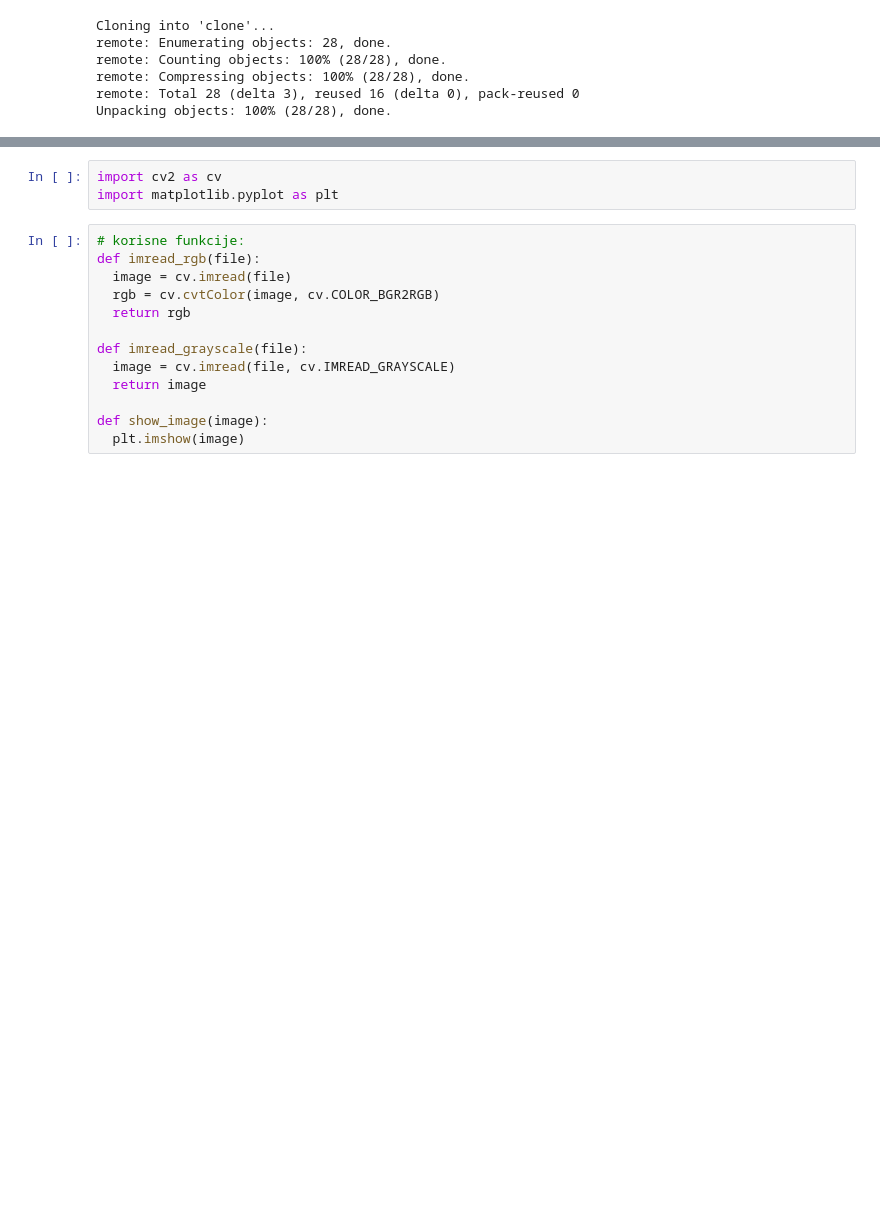
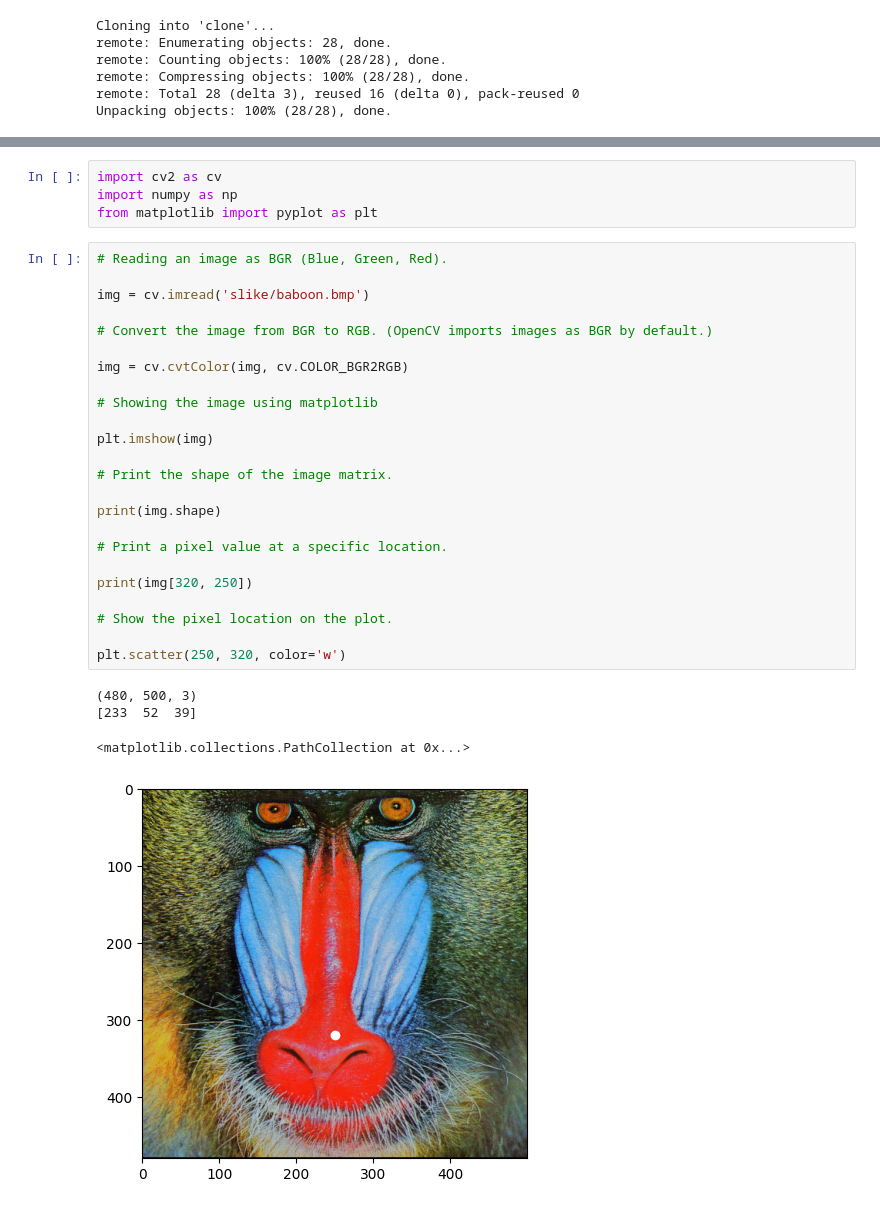
Before and after one commit to ferit-osirv/lab1, a Jupyter notebook: lab1.ipynb, the cells around one changed output, grey strips where cells are left out. Saved outputs shown, nothing was run; the diff lists cells and outputs as text; blank space fills up the shorter version.

```diff
--- a/lab1.ipynb
+++ b/lab1.ipynb
@@ -111,16 +128,33 @@ Unutar ovog Jupyter Notebooka riješite sljedeće zadatke, tako da je rezultat s
 # %%
 import cv2 as cv
-import matplotlib.pyplot as plt
+import numpy as np
+from matplotlib import pyplot as plt
-# %%
-# korisne funkcije:
-def imread_rgb(file):
-  image = cv.imread(file)
-  rgb = cv.cvtColor(image, cv.COLOR_BGR2RGB)
-  return rgb
-
-def imread_grayscale(file):
-  image = cv.imread(file, cv.IMREAD_GRAYSCALE)
-  return image
-
-def show_image(image):
-  plt.imshow(image)
+# %%
+# Reading an image as BGR (Blue, Green, Red).
+
+img = cv.imread('slike/baboon.bmp')
+
+# Convert the image from BGR to RGB. (OpenCV imports images as BGR by default.)
+
+img = cv.cvtColor(img, cv.COLOR_BGR2RGB)
+
+# Showing the image using matplotlib
+
+plt.imshow(img)
+
+# Print the shape of the image matrix.
+
+print(img.shape)
+
+# Print a pixel value at a specific location.
+
+print(img[320, 250])
+
+# Show the pixel location on the plot.
+
+plt.scatter(250, 320, color='w')
+# %% [output]
+(480, 500, 3)
+[233  52  39]
+<matplotlib.collections.PathCollection at 0x...>
+[figure, added]
```
Also changed, not shown: parts of 41 cells of this notebook, 15 other files.
